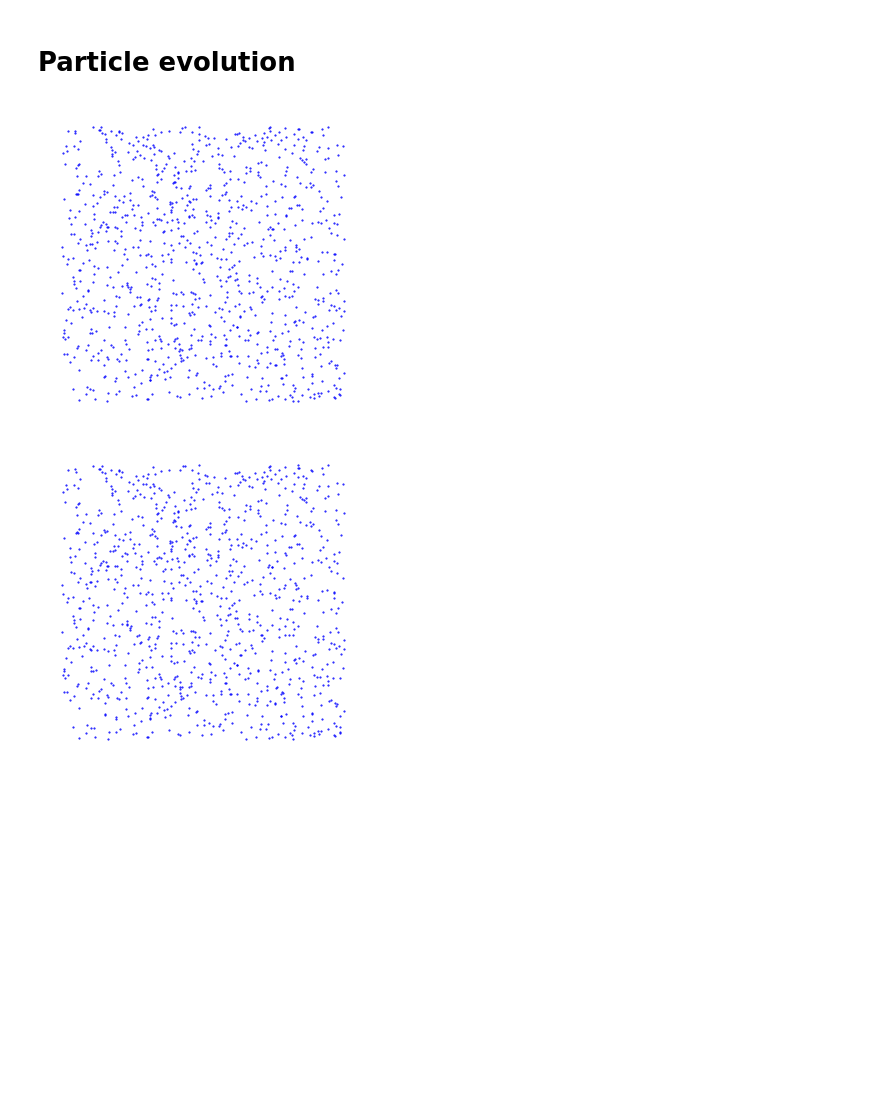
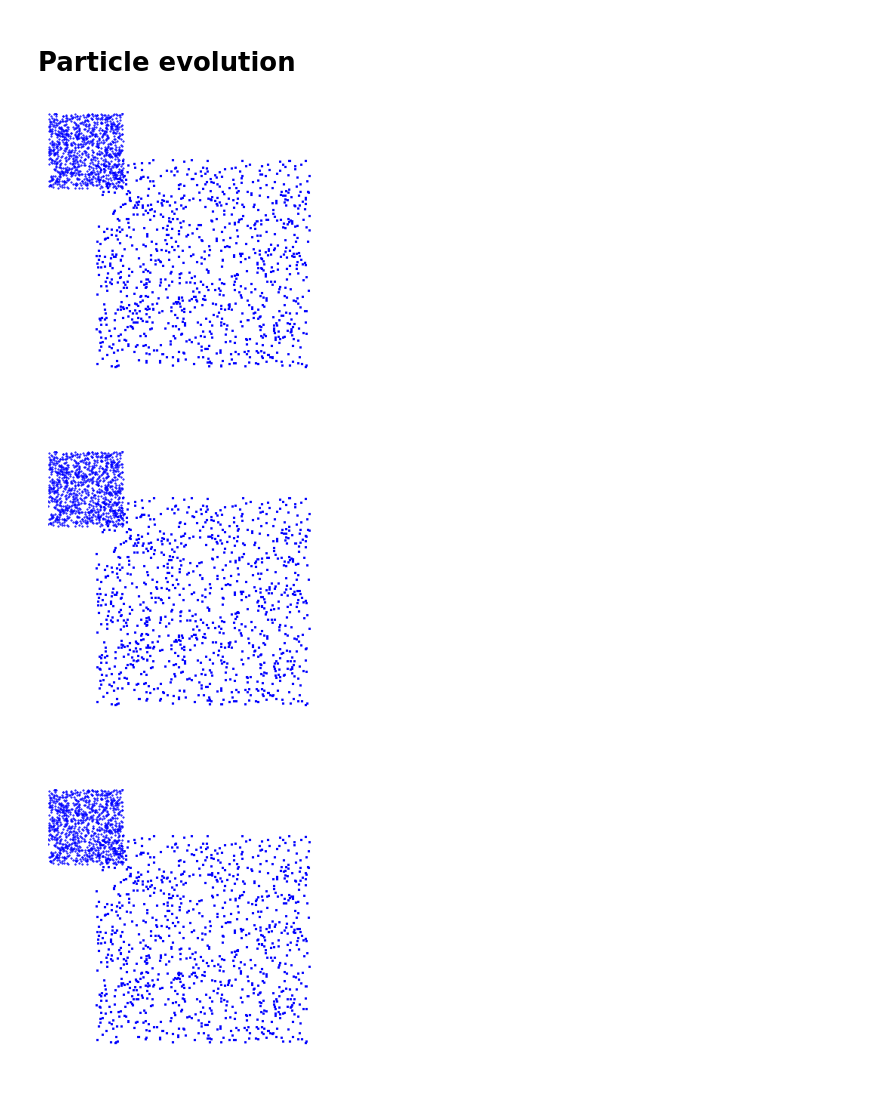
Before and after one commit to jkumarres/ML_Discussion, a Jupyter notebook: MultiValuedVelocityField.ipynb, the cells around one changed output. Saved outputs shown, nothing was run; the diff lists cells and outputs as text; code cells hidden in the pictures; blank space fills up the shorter version.

```diff
--- a/MultiValuedVelocityField.ipynb
+++ b/MultiValuedVelocityField.ipynb
@@ -123,42 +116,57 @@ plt.show()
 # %% [markdown]
 # Particle evolution
 # %%
-MaxIterations = 11
+MaxIterations = 100
 dt = 10
 DisplayIteration = 10
 # %%
 BackGroundVx = 0.2 * BackGroundVx
 BackGroundVy = 0.2 * BackGroundVy
 # %%
+frameSize = (500, 500)
+out = cv2.VideoWriter('output_video.avi',cv2.VideoWriter_fourcc(*'DIVX'), 60, frameSize)
+
 for Iteration in range( MaxIterations ):
 
     ForeGroundParticleVx = ForeGroundVxInterp( (ForeGroundParticleY , ForeGroundParticleX) )
     ForeGroundParticleVy = ForeGroundVyInterp( (ForeGroundParticleY , ForeGroundParticleX) )
 
     BackGroundParticleVx = BackGroundVxInterp( (BackGroundParticleY , BackGroundParticleX) )
     BackGroundParticleVy = BackGroundVyInterp( (BackGroundParticleY , BackGroundParticleX) )
 
 
     ForeGroundParticleX = ForeGroundParticleX + dt * ForeGroundParticleVx
     ForeGroundParticleY = ForeGroundParticleY + dt * ForeGroundParticleVy
 
     BackGroundParticleX = BackGroundParticleX + dt * BackGroundParticleVx
     BackGroundParticleY = BackGroundParticleY + dt * BackGroundParticleVy
 
     ForeGroundParticleX = np.mod( ForeGroundParticleX , GridSize-1 )
     ForeGroundParticleY = np.mod( ForeGroundParticleY , GridSize-1 )
 
     BackGroundParticleX = np.mod( BackGroundParticleX , GridSize-1 )
     BackGroundParticleY = np.mod( BackGroundParticleY , GridSize-1 )
 
     if np.mod( Iteration , DisplayIteration )==0 :
         fig = plt.figure(figsize=(4,4), dpi=100)
         plt.plot( ForeGroundParticleX , ForeGroundParticleY , '.b' , markersize=1 )
         # plt.plot( BackGroundParticleX , BackGroundParticleY , '.r' , markersize=1 )
         # plt.axis('equal')
         # plt.show()
         plt.axis('off')
-        plt.savefig('saved_figure.png',bbox_inches='tight',transparent=False,pad_inches = 0)
+        fig.canvas.draw()
+
+        # Now we can save it to a numpy array.
+        data = np.frombuffer(fig.canvas.tostring_rgb(), dtype=np.uint8)
+        data = data.reshape(fig.canvas.get_width_height()[::-1] + (3,))
+
+        # plt.savefig('saved_figure.png',bbox_inches='tight',transparent=False,pad_inches = 0)
+        # out.write(data)
+        plt.imshow(data)
+        plt.show()
+
+out.release()
 # %% [output]
-[figure, old version]
+[figure, new version]
-[figure, old version]
+[figure, new version]
+[figure, added]
```
Also changed, not shown: parts of 10 cells of this notebook, 9 other files.
